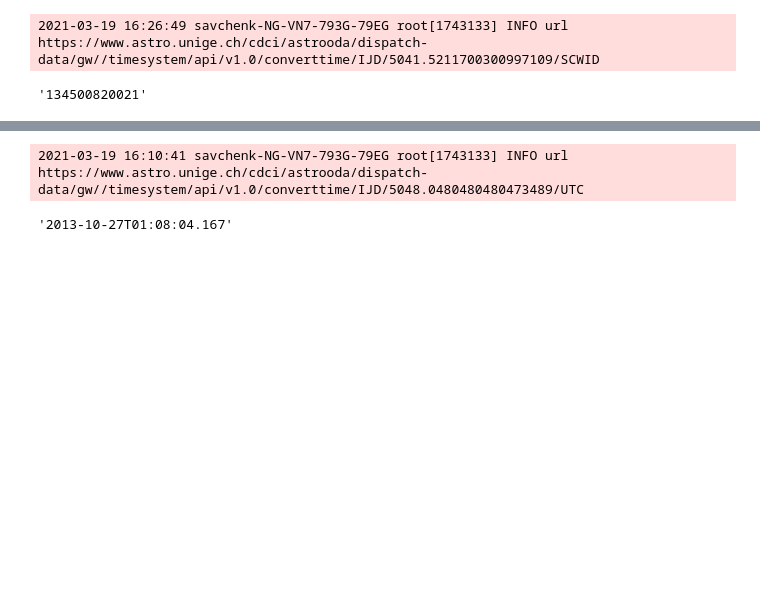
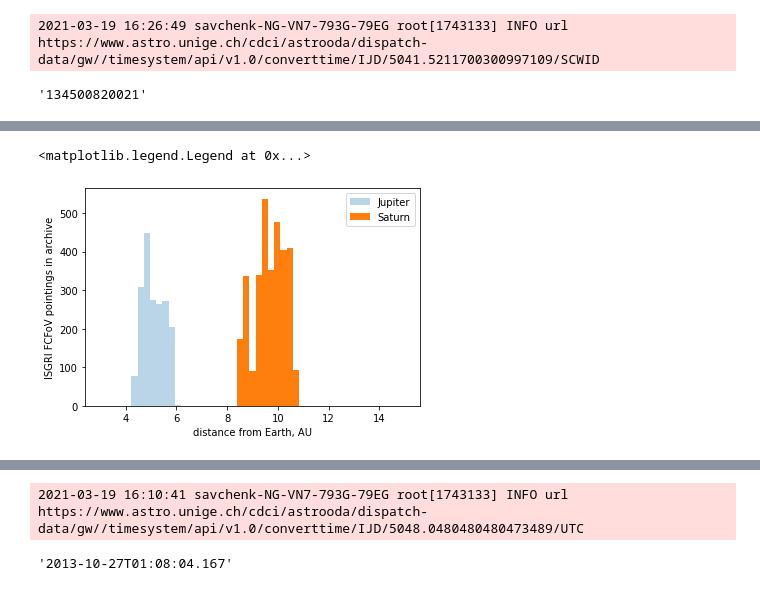
Before and after one commit to volodymyrss/planets, a Jupyter notebook: planets.ipynb, the cells around one changed output, grey strips where cells are left out. Saved outputs shown, nothing was run; the diff lists cells and outputs as text; code cells hidden in the pictures; blank space fills up the shorter version.

```diff
--- a/planets.ipynb
+++ b/planets.ipynb
@@ -742,3 +742,6 @@ ic.converttime("IJD", f"{ijd[m].min():.20g}", "SCWID")
 # %% [output]
 2021-03-19 16:26:49 savchenk-NG-VN7-793G-79EG root[1743133] INFO url https://www.astro.unige.ch/cdci/astrooda/dispatch-data/gw//timesystem/api/v1.0/converttime/IJD/5041.5211700300997109/SCWID
 '134500820021'
+# %%
+def toau(x):
+    return (np.array(x.astype(float)) * u.cm).to(u.au).value
@@ -744,0 +763,25 @@ ic.converttime("IJD", f"{ijd[m].min():.20g}", "SCWID")
+# %%
+plt.figure()
+
+m = R.Jupiter_from_sc_x_deg < 10
+h = plt.hist(
+    toau(R.Jupiter_distance_cm)[m],
+    alpha=0.3,
+    bins=np.linspace(3, 15),
+    label="Jupiter"
+)
+
+m = R.Saturn_from_sc_x_deg < 10
+plt.hist(
+    toau(R.Saturn_distance_cm)[m],
+    bins=h[1],
+    label="Saturn"
+)
+
+plt.ylabel("ISGRI FCFoV pointings in archive")
+plt.xlabel("distance from Earth, AU")
+
+plt.legend()
+# %% [output]
+<matplotlib.legend.Legend at 0x...>
+[figure, added]
```
Also changed, not shown: parts of 3 cells of this notebook, 1 other file.
